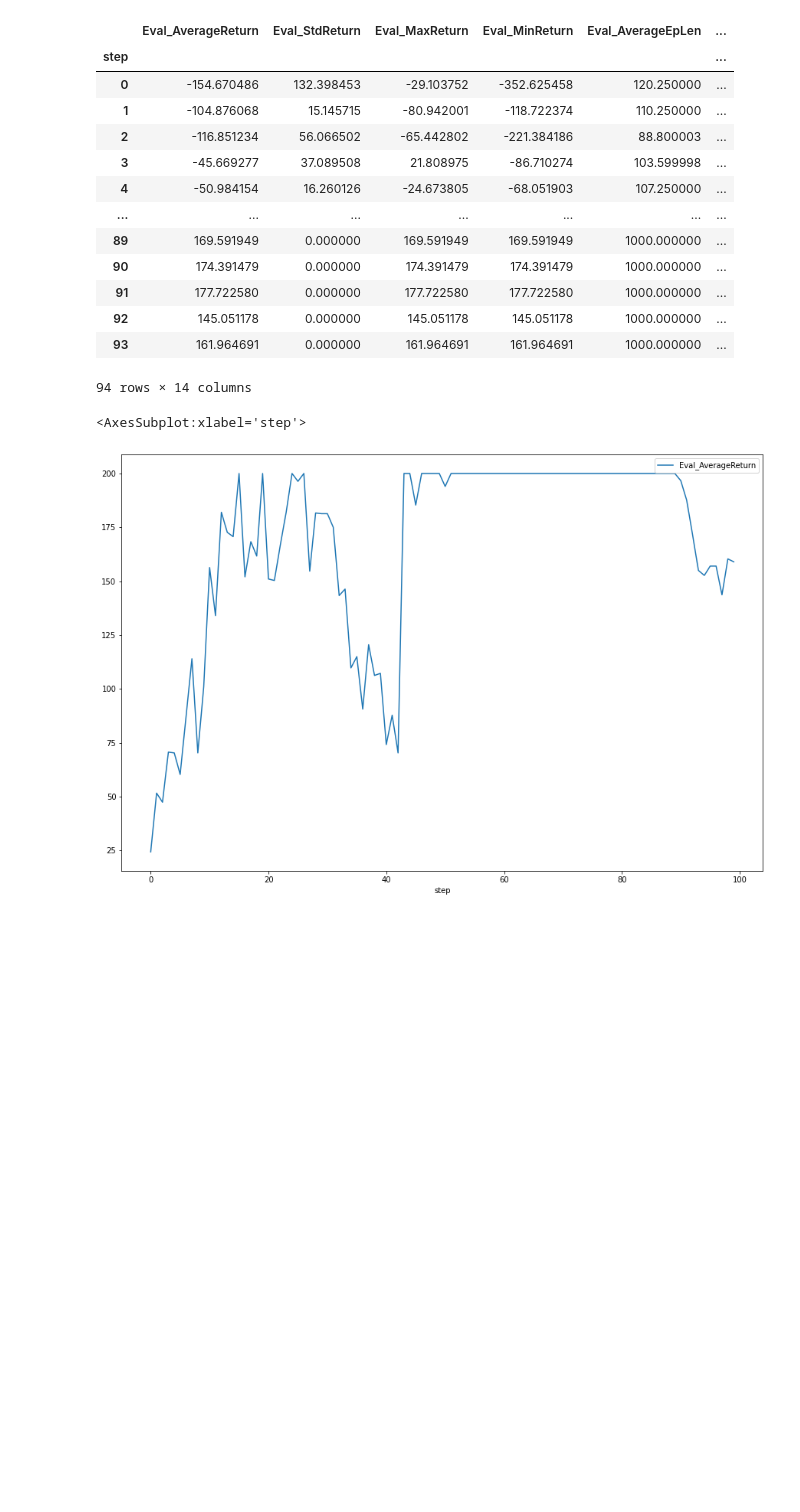
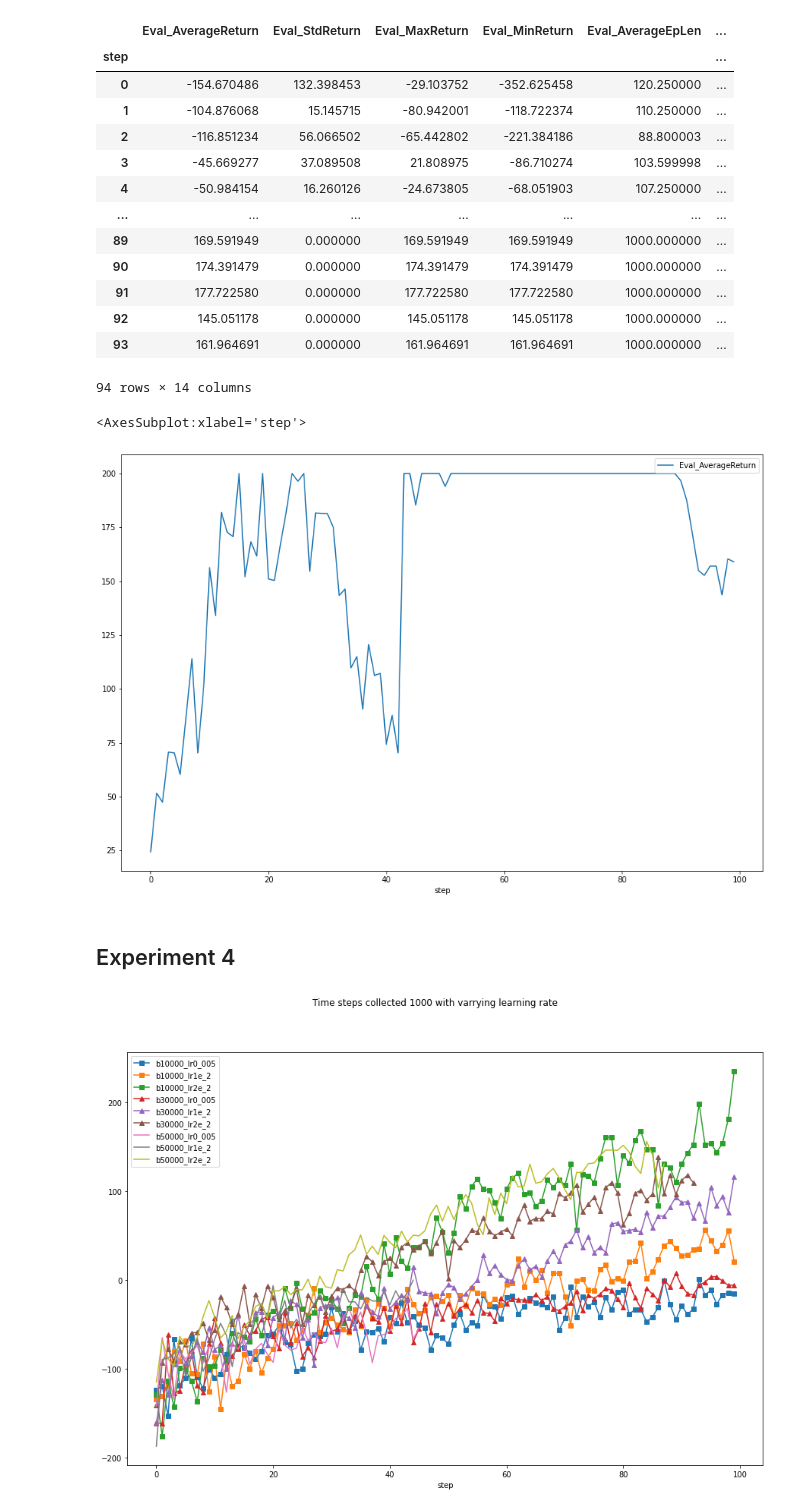
Before and after one commit to tpvt99/rl_homework_2019, a Jupyter notebook: hw2/plot_graph.ipynb, the cells around one changed output. Drawn from its saved outputs; the diff is of its cells as text; code cells hidden in the pictures; blank space fills up the shorter version.

```diff
--- a/hw2/plot_graph.ipynb
+++ b/hw2/plot_graph.ipynb
@@ -99,3 +160,52 @@ q1_sb_no_rtg_dsa_df.plot(y='Eval_AverageReturn', ax=ax)
 # %% [output]
 <AxesSubplot:xlabel='step'>
 [figure]
+# %% [markdown]
+## Experiment 4
+# %%
+# b1000
+q4_b10000_lr0_005 = EventAccumulator("data/q4_search_b10000_lr0.005_rtg_nnbaseline_HalfCheetah-v2_09-01-2021_23-05-59")
+q4_b10000_lr0_005_df = convert_events_to_df(q4_b10000_lr0_005)
+
+q4_b10000_lr1e_2 = EventAccumulator("data/q4_search_b10000_lr1e-2_rtg_nnbaseline_HalfCheetah-v2_10-01-2021_01-02-00")
+q4_b10000_lr1e_2_df = convert_events_to_df(q4_b10000_lr1e_2)
+
+q4_b10000_lr2e_2 = EventAccumulator("data/q4_search_b10000_lr2e-2_rtg_nnbaseline_HalfCheetah-v2_10-01-2021_02-52-55")
+q4_b10000_lr2e_2_df = convert_events_to_df(q4_b10000_lr2e_2)
+
+q4_b30000_lr0_005 = EventAccumulator("data/q4_search_b30000_lr0.005_rtg_nnbaseline_HalfCheetah-v2_10-01-2021_04-45-06")
+q4_b30000_lr0_005_df = convert_events_to_df(q4_b30000_lr0_005)
+
+q4_b30000_lr1e_2 = EventAccumulator("data/q4_search_b30000_lr1e-2_rtg_nnbaseline_HalfCheetah-v2_10-01-2021_10-09-04")
+q4_b30000_lr1e_2_df = convert_events_to_df(q4_b30000_lr1e_2)
+
+q4_b30000_lr2e_2 = EventAccumulator("data/q4_search_b30000_lr2e-2_rtg_nnbaseline_HalfCheetah-v2_10-01-2021_15-54-59")
+q4_b30000_lr2e_2_df = convert_events_to_df(q4_b30000_lr2e_2)
+
+q4_b50000_lr0_005 = EventAccumulator("data/q4_search_b50000_lr0.005_rtg_nnbaseline_HalfCheetah-v2_10-01-2021_21-23-03")
+q4_b50000_lr0_005_df = convert_events_to_df(q4_b50000_lr0_005)
+
+q4_b50000_lr1e_2 = EventAccumulator("data/q4_search_b50000_lr1e-2_rtg_nnbaseline_HalfCheetah-v2_11-01-2021_01-53-39")
+q4_b50000_lr1e_2_df = convert_events_to_df(q4_b50000_lr1e_2)
+
+q4_b50000_lr2e_2 = EventAccumulator("data/q4_search_b50000_lr2e-2_rtg_nnbaseline_HalfCheetah-v2_11-01-2021_10-04-47")
+q4_b50000_lr2e_2_df = convert_events_to_df(q4_b50000_lr2e_2)
+# %%
+fig, ax = plt.subplots(figsize=(15,10))
+
+q4_b10000_lr0_005_df.plot(use_index=True, y='Eval_AverageReturn', ax=ax, label="b10000_lr0_005", style='s-')
+q4_b10000_lr1e_2_df.plot(use_index=True, y='Eval_AverageReturn', ax=ax, label="b10000_lr1e_2", style='s-')
+q4_b10000_lr2e_2_df.plot(use_index=True, y='Eval_AverageReturn', ax=ax, label="b10000_lr2e_2", style='s-')
+
+q4_b30000_lr0_005_df.plot(use_index=True, y='Eval_AverageReturn', ax=ax, label="b30000_lr0_005", style='^-')
+q4_b30000_lr1e_2_df.plot(use_index=True, y='Eval_AverageReturn', ax=ax, label="b30000_lr1e_2", style='^-')
+q4_b30000_lr2e_2_df.plot(use_index=True, y='Eval_AverageReturn', ax=ax, label="b30000_lr2e_2", style='^-')
+
+q4_b50000_lr0_005_df.plot(use_index=True, y='Eval_AverageReturn', ax=ax, label="b50000_lr0_005")
+q4_b50000_lr1e_2_df.plot(use_index=True, y='Eval_AverageReturn', ax=ax, label="b50000_lr1e_2")
+q4_b50000_lr2e_2_df.plot(use_index=True, y='Eval_AverageReturn', ax=ax, label="b50000_lr2e_2")
+
+fig.suptitle("Time steps collected 1000 with varrying learning rate")
+plt.show()
+# %% [output]
+[figure, added]
```
Also changed, not shown: parts of 9 cells of this notebook, 1 other file.
